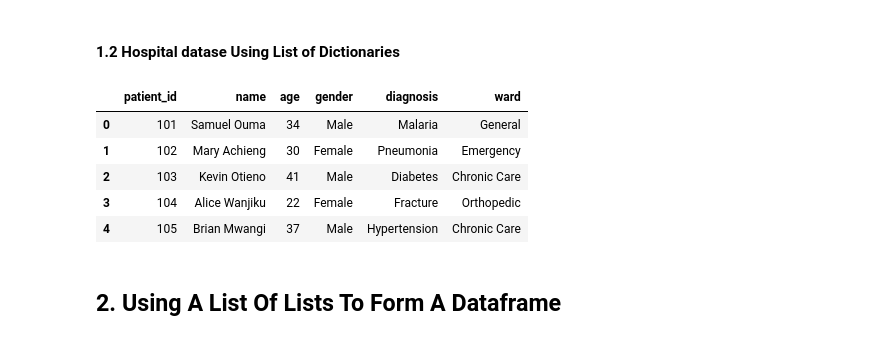
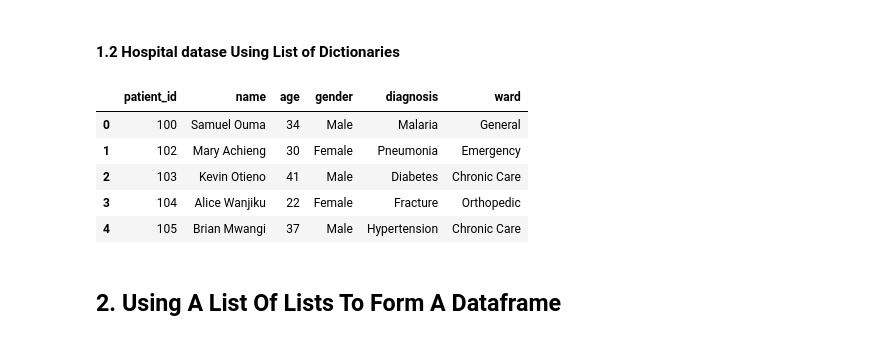
Before and after one commit to Clinton1029/create_data_python, a Jupyter notebook: create_data_python.ipynb, the cells around one changed output. Saved outputs shown, nothing was run; the diff lists cells and outputs as text; code cells hidden in the pictures.

```diff
--- a/create_data_python.ipynb
+++ b/create_data_python.ipynb
@@ -13,7 +13,7 @@ import pandas as pd
 
 hospital_data = [
     {
-        "patient_id": 101,
+        "patient_id": 100,
         "name": "Samuel Ouma",
         "age": 34,
         "gender": "Male",
@@ -73,34 +73,34 @@ hospital_data = [
         "name": "Ruth Njeri",
         "age": 25,
         "gender": "Female",
         "diagnosis": "Typhoid",
         "ward": "General"
     },
     {
         "patient_id": 109,
         "name": "Peter Ouma",
         "age": 50,
         "gender": "Male",
         "diagnosis": "Stroke",
         "ward": "ICU"
     },
     {
         "patient_id": 110,
         "name": "Grace Chebet",
         "age": 33,
         "gender": "Female",
         "diagnosis": "Migraine",
         "ward": "General"
     }
 ]
 
 # Convert to DataFrame
 hospital_df = pd.DataFrame(hospital_data)
 
 hospital_df.head()
 # %% [output]
 |  | patient_id | name | age | gender | diagnosis | ward |
-| 0 | 101 | Samuel Ouma | 34 | Male | Malaria | General |
+| 0 | 100 | Samuel Ouma | 34 | Male | Malaria | General |
 | 1 | 102 | Mary Achieng | 30 | Female | Pneumonia | Emergency |
 | 2 | 103 | Kevin Otieno | 41 | Male | Diabetes | Chronic Care |
 | 3 | 104 | Alice Wanjiku | 22 | Female | Fracture | Orthopedic |
```
